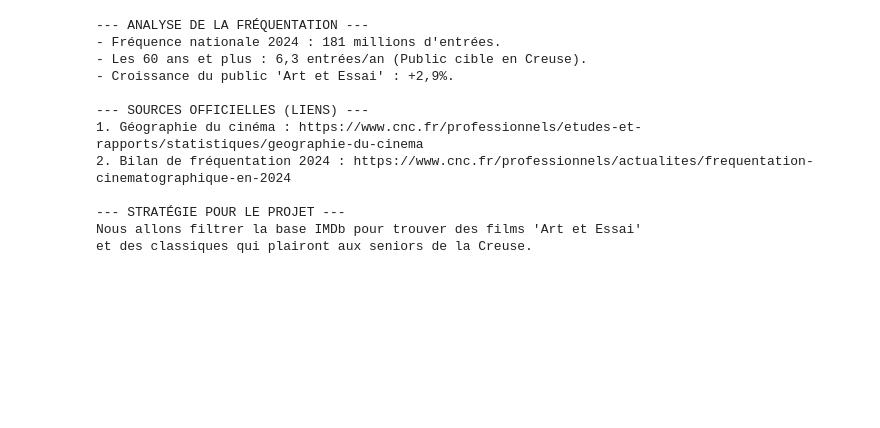
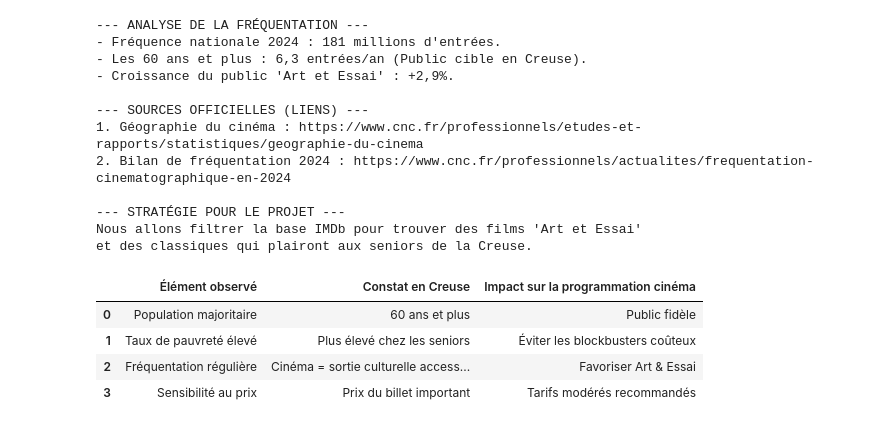
Before and after one commit to yakhinazilya-crypto/recommandation-films-creuse, a Jupyter notebook: notebooks/00_etude_marche_creuse.ipynb, the cells around one changed output. Drawn from its saved outputs; the diff is of its cells as text; code cells hidden in the pictures; blank space fills up the shorter version.

```diff
--- a/notebooks/00_etude_marche_creuse.ipynb
+++ b/notebooks/00_etude_marche_creuse.ipynb
@@ -144,3 +144,34 @@ print("et des classiques qui plairont aux seniors de la Creuse.")
 --- STRATÉGIE POUR LE PROJET ---
 Nous allons filtrer la base IMDb pour trouver des films 'Art et Essai'
 et des classiques qui plairont aux seniors de la Creuse.
+# %%
+# ÉTAPE 4 : SYNTHÈSE DES IMPACTS DÉMOGRAPHIQUES ET ÉCONOMIQUES SUR LA PROGRAMMATION CINÉMA
+
+impact_economique = pd.DataFrame({
+    "Élément observé": [
+        "Population majoritaire",
+        "Taux de pauvreté élevé",
+        "Fréquentation régulière",
+        "Sensibilité au prix"
+    ],
+    "Constat en Creuse": [
+        "60 ans et plus",
+        "Plus élevé chez les seniors",
+        "Cinéma = sortie culturelle accessible",
+        "Prix du billet important"
+    ],
+    "Impact sur la programmation cinéma": [
+        "Public fidèle",
+        "Éviter les blockbusters coûteux",
+        "Favoriser Art & Essai",
+        "Tarifs modérés recommandés"
+    ]
+})
+
+impact_economique
+# %% [output]
+|  | Élément observé | Constat en Creuse | Impact sur la programmation cinéma |
+| 0 | Population majoritaire | 60 ans et plus | Public fidèle |
+| 1 | Taux de pauvreté élevé | Plus élevé chez les seniors | Éviter les blockbusters coûteux |
+| 2 | Fréquentation régulière | Cinéma = sortie culturelle access... | Favoriser Art & Essai |
+| 3 | Sensibilité au prix | Prix du billet important | Tarifs modérés recommandés |
```
Also changed, not shown: parts of 7 cells of this notebook, 2 other files.
